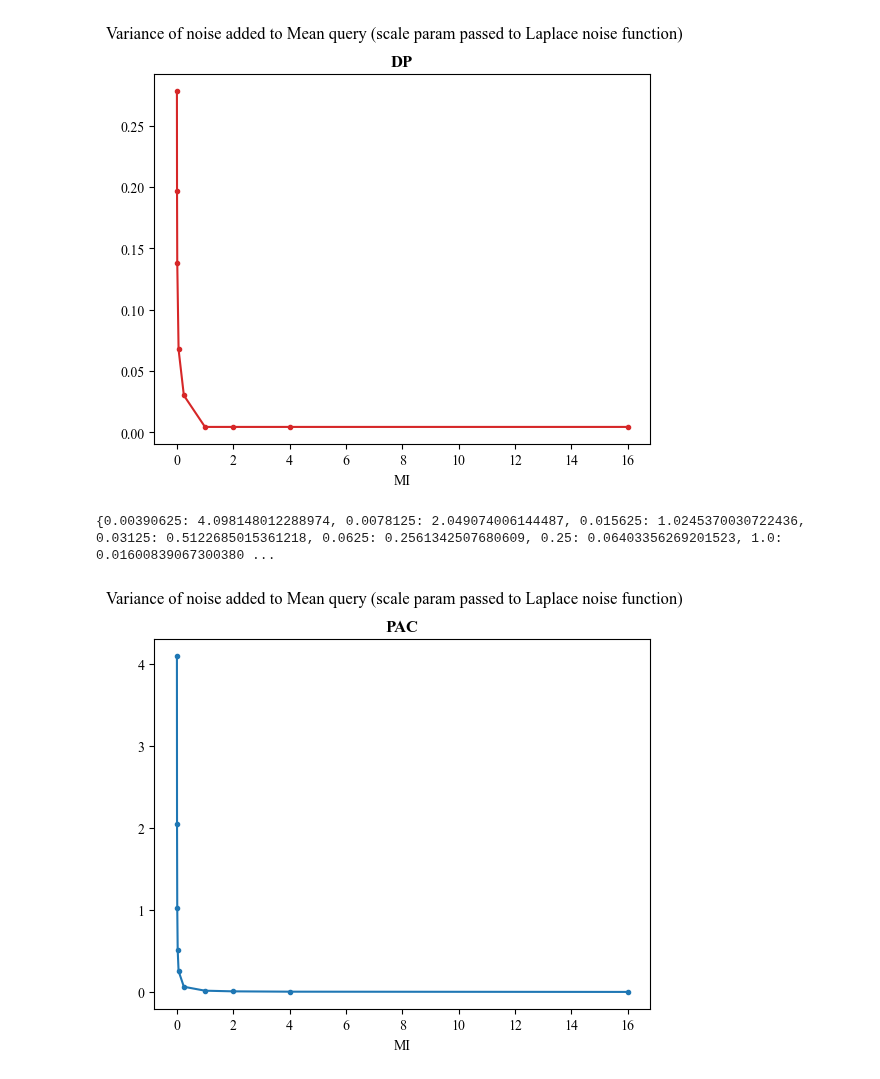
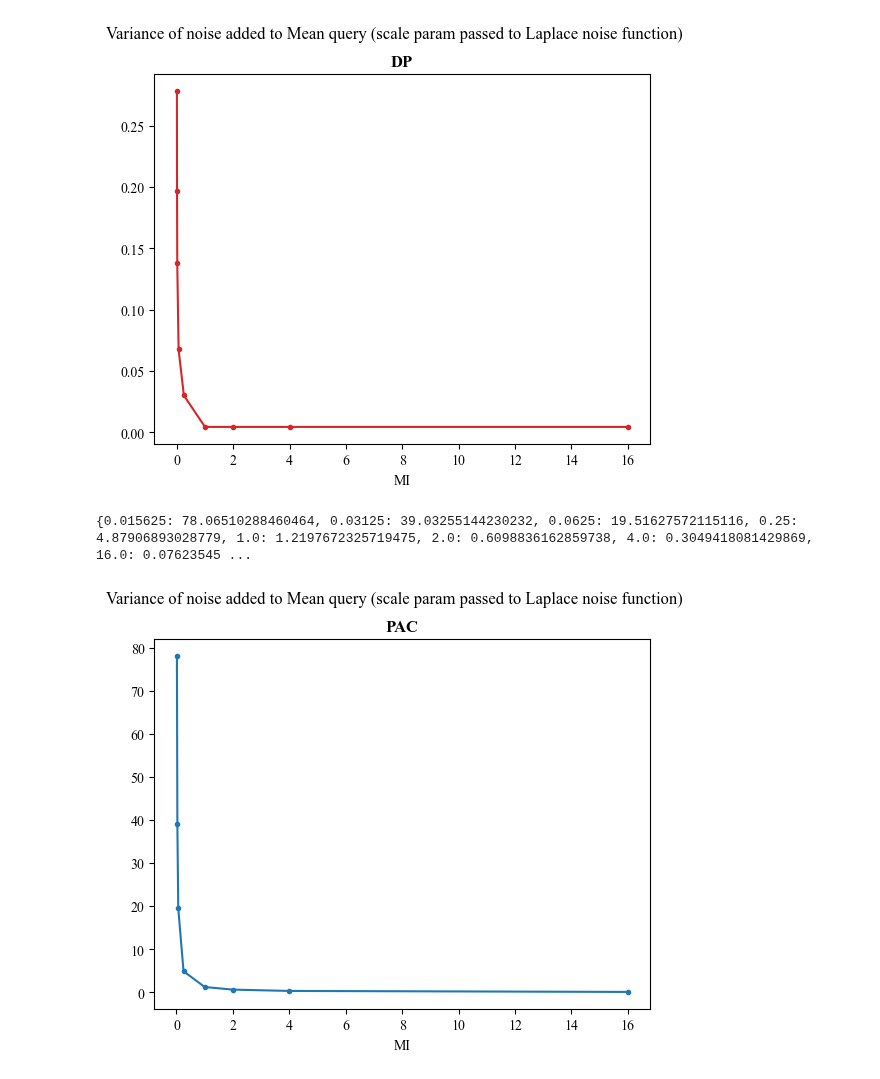
Before and after one commit to michaelnoguera/pacdb, a Jupyter notebook: pac-student_performance-sparkless.ipynb, the cells around one changed output. Cells and saved outputs as stored; diff of their text form; code cells hidden in the pictures.

Commit message:
Revert "Try computing just mean in isolation"
This reverts commit dc661ff0bbe6bbd89bb45e1e851fbadacc48c28d.

```diff
--- a/pac-student_performance-sparkless.ipynb
+++ b/pac-student_performance-sparkless.ipynb
@@ -201,7 +201,7 @@ MI_OPTIONS = [16., 4., 2., 1., 1/4, 1/16, 1/32, 1/64]
 EXPERIMENTS = 50
 
 if GENERATE:
-    # df = pd.DataFrame([], columns=['mi', 'mean', 'var'])
+    # df = pd.DataFrame([], columns=['mi', 'count', 'sum', 'mean', 'var'])
     experiment_results = []
     experiment_results_unnoised = []
 
@@ -212,18 +212,18 @@ if GENERATE:
         for e in range(EXPERIMENTS):
             chosen_index = np.random.choice(np.arange(len(out_np))) # chose a random sample to add noise to for this release
             chosen_sample = out_np[chosen_index]
-            #chosen_sample[0] = chosen_sample[0] * 2
+            chosen_sample[0] = chosen_sample[0] * 2
             experiment_results_unnoised.append(chosen_sample)
             noisy_output = do_pac_and_release(out_np, mi, variance, chosen_index)
             # manually correct count = count * 2
-            #noisy_output[0] = noisy_output[0] * 2
+            noisy_output[0] = noisy_output[0] * 2
             # manually add sum as count * mean
-            #noisy_output = [noisy_output[0], noisy_output[0] * noisy_output[1], noisy_output[1]]
+            noisy_output = [noisy_output[0], noisy_output[0] * noisy_output[1], noisy_output[1]]
             experiment_results.append([mi, *noisy_output])
         with open(f'{OUTPUT_DIR}/experiment_results.pkl', 'wb') as f:
             pickle.dump(experiment_results, f)
 
-    df = pd.DataFrame(experiment_results, columns=['mi', 'mean'])
+    df = pd.DataFrame(experiment_results, columns=['mi', 'count', 'sum', 'mean'])
 
     # Save the new data to outputs/...
     df.to_parquet(f'{OUTPUT_DIR}/pac_results.parquet')
@@ -270,7 +270,7 @@ def absolute_scaled_error(est: np.ndarray, actual: np.ndarray) -> np.ndarray:
 def relative_error_percent(est: np.ndarray, actual: np.ndarray) -> np.ndarray:
     return (np.abs(est - actual) / actual) * 100
 # %%
-OUTPUT_COLS = ['mean']
+OUTPUT_COLS = ['count', 'sum', 'mean']
 ERROR_COLS = [*[f'absolute error {i}' for i in OUTPUT_COLS], *[f'relative error {i}' for i in OUTPUT_COLS]]
 # %%
 # compute errors for PAC (or import from saved file)
@@ -322,7 +322,7 @@ dp_results_df = pq.read_table(f"outputs/dp_results.parquet").to_pandas()
 
 # compute sum from count and mean
 dp_results_df['sum'] = dp_results_df['count'] * dp_results_df['mean']
-dp_results_df = dp_results_df[['mi', 'mean']]
+dp_results_df = dp_results_df[['mi', 'count', 'sum', 'mean']]
 
 dp_results_df
 # %% [output]
@@ -407,7 +407,7 @@ errors_df = pd.concat([  # we will call mi and epsilon the "factor" so that the
 ])
 errors_df = errors_df.groupby(['type', 'factor']).agg(['mean', 'var'])
 # drop absolute * mean and relative * var columns from level 1
-errors_df = errors_df.drop(columns=[('absolute error mean', 'mean'), ('relative error mean', 'var')])
+errors_df = errors_df.drop(columns=[('absolute error count', 'mean'), ('absolute error mean', 'mean'), ('relative error count', 'var'), ('relative error mean', 'var')])
 errors_df.columns = [' '.join(col).strip() for col in errors_df.columns.values]  # flatten the columns
 
 #errors_df.to_parquet(f"{OUTPUT_DIR}/all_errors.parquet")
@@ -932,22 +932,22 @@ plt.show()
 # %%
 # Let's compute the same for PAC: what is the variance of the distribution from which noise is sampled to add to PAC?
 s = generate_samples()
-mean_index = ['mean'].index('mean')  # uses the list so that find and replace can update the index used
+mean_index = ['count', 'mean'].index('mean')  # uses the list so that find and replace can update the index used
 mi_var_noise = {}
 for mi in MI_OPTIONS:
     pac_noise = get_pac_noise_variance(s, mi)
     # we are specifically interested in the mean query
     mi_var_noise[mi] = pac_noise[mean_index]
 print(mi_var_noise)
 plt.plot(mi_var_noise.keys(), mi_var_noise.values(), marker='.', label='PAC', color=PAC_COLOR)
 plt.xlabel('MI')
 plt.suptitle('Variance of noise added to Mean query (scale param passed to Laplace noise function)')
 plt.title('PAC')
 plt.savefig(f"{OUTPUT_DIR}/var_of_noise_added_to_mean_pac.jpg", bbox_inches='tight')
 plt.show()
 # %% [output]
-{0.00390625: 4.098148012288974, 0.0078125: 2.049074006144487, 0.015625: 1.0245370030722436, 0.03125: 0.5122685015361218, 0.0625: 0.2561342507680609, 0.25: 0.06403356269201523, 1.0: 0.01600839067300380 ...
+{0.015625: 78.06510288460464, 0.03125: 39.03255144230232, 0.0625: 19.51627572115116, 0.25: 4.87906893028779, 1.0: 1.2197672325719475, 2.0: 0.6098836162859738, 4.0: 0.3049418081429869, 16.0: 0.07623545 ...
-[figure, old version]
+[figure, new version]
 # %%
 # How much of PAC error is due to sampling?
 s = generate_samples()
```
Also changed, not shown: parts of 28 cells of this notebook, 13 other files.
